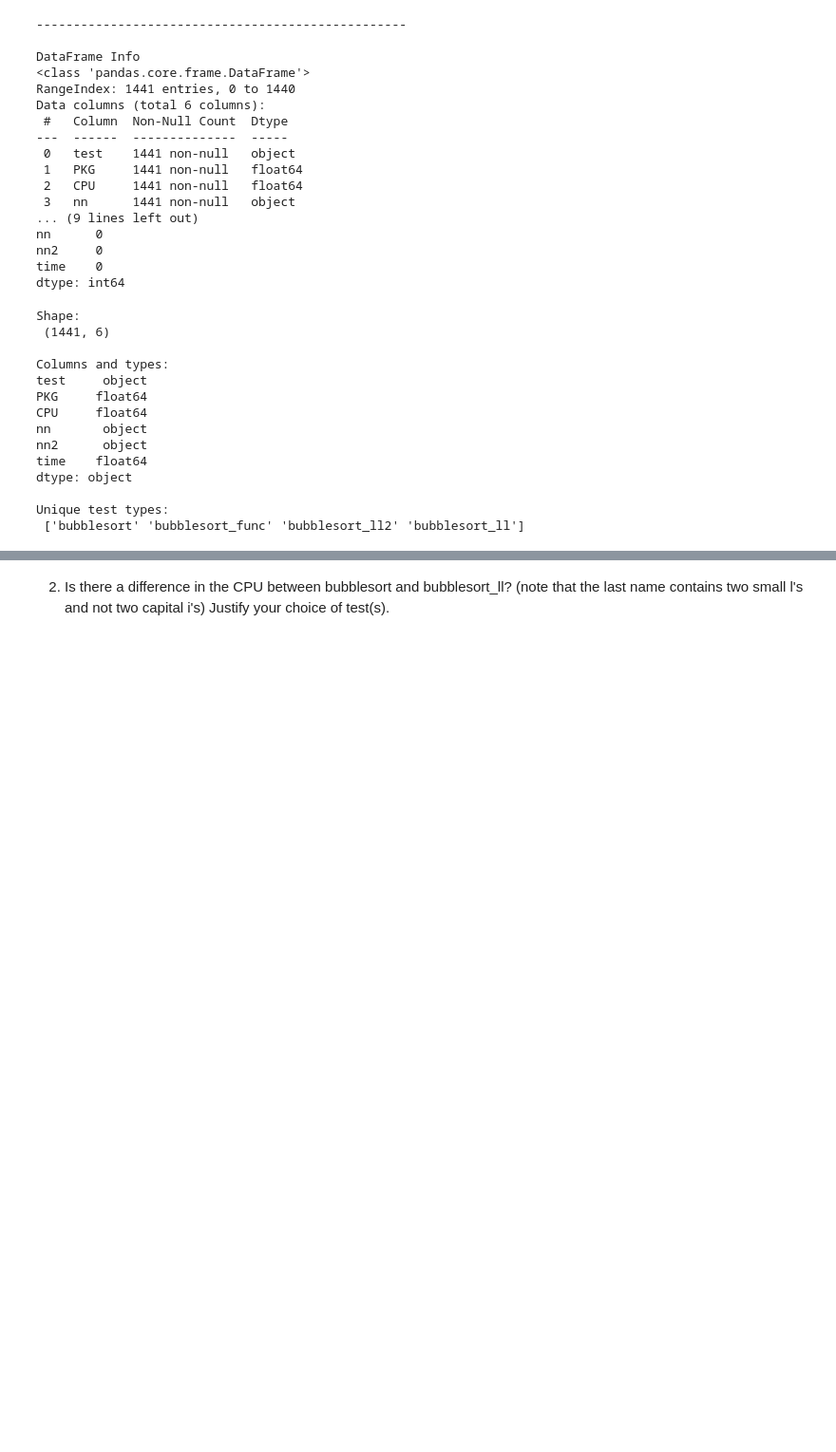
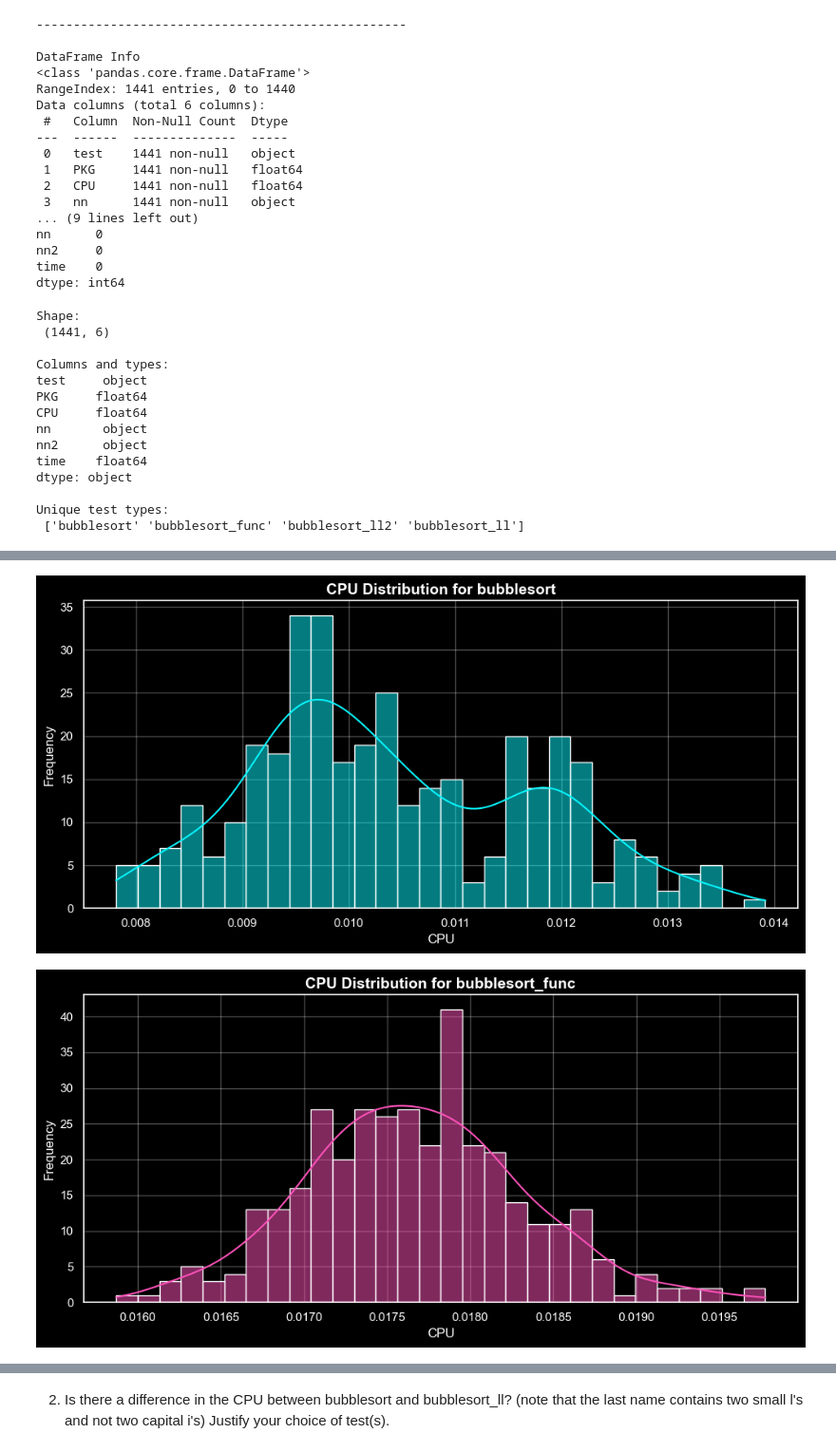
Before and after one commit to Sebastianrix/Data-Things, a Jupyter notebook: 3) Statistics/Exercises in statistics.ipynb, the cells around one changed output, grey strips where cells are left out. Shown at 95% size. Cells and saved outputs as stored; diff of their text form; code cells hidden in the pictures; blank space fills up the shorter version.

```diff
--- a/3) Statistics/Exercises in statistics.ipynb
+++ b/3) Statistics/Exercises in statistics.ipynb
@@ -99,0 +123,33 @@ Unique test types:
+# %%
+import matplotlib.pyplot as plt
+import seaborn as sns
+
+
+sns.set_style('darkgrid')
+plt.style.use('dark_background')
+some_colors = ['#08F7FE', '#FE53BB', '#F5D300', '#00ff9f']
+
+# This is the same cell as above, but with some extra styling to try perameters.
+
+testTypeArray = df['test'].unique()
+i = 0
+for testType in testTypeArray:
+
+    plt.figure(figsize=(10, 5))
+    sns.histplot(df[df['test'] == testType]['CPU'], bins = 30, kde=True, color=some_colors[i % len(some_colors)], edgecolor='white', linewidth=1)
+    plt.title(f'CPU Distribution for {testType}', fontsize=14, color='white', weight='bold')
+    plt.xlabel('CPU', fontsize=12, color='white')
+    plt.ylabel('Frequency', fontsize=12, color='white')
+    plt.xticks(color='white')
+    plt.yticks(color='white')
+    plt.grid(alpha=0.3)
+    plt.tight_layout()
+    plt.show()
+    i = i + 1
+
+# Reset the style to default for further plots
+sns.set_theme()
+plt.style.use('default')
+# %% [output]
+[figure, added]
+[figure, added]
```
Also changed, not shown: parts of 8 cells of this notebook.
